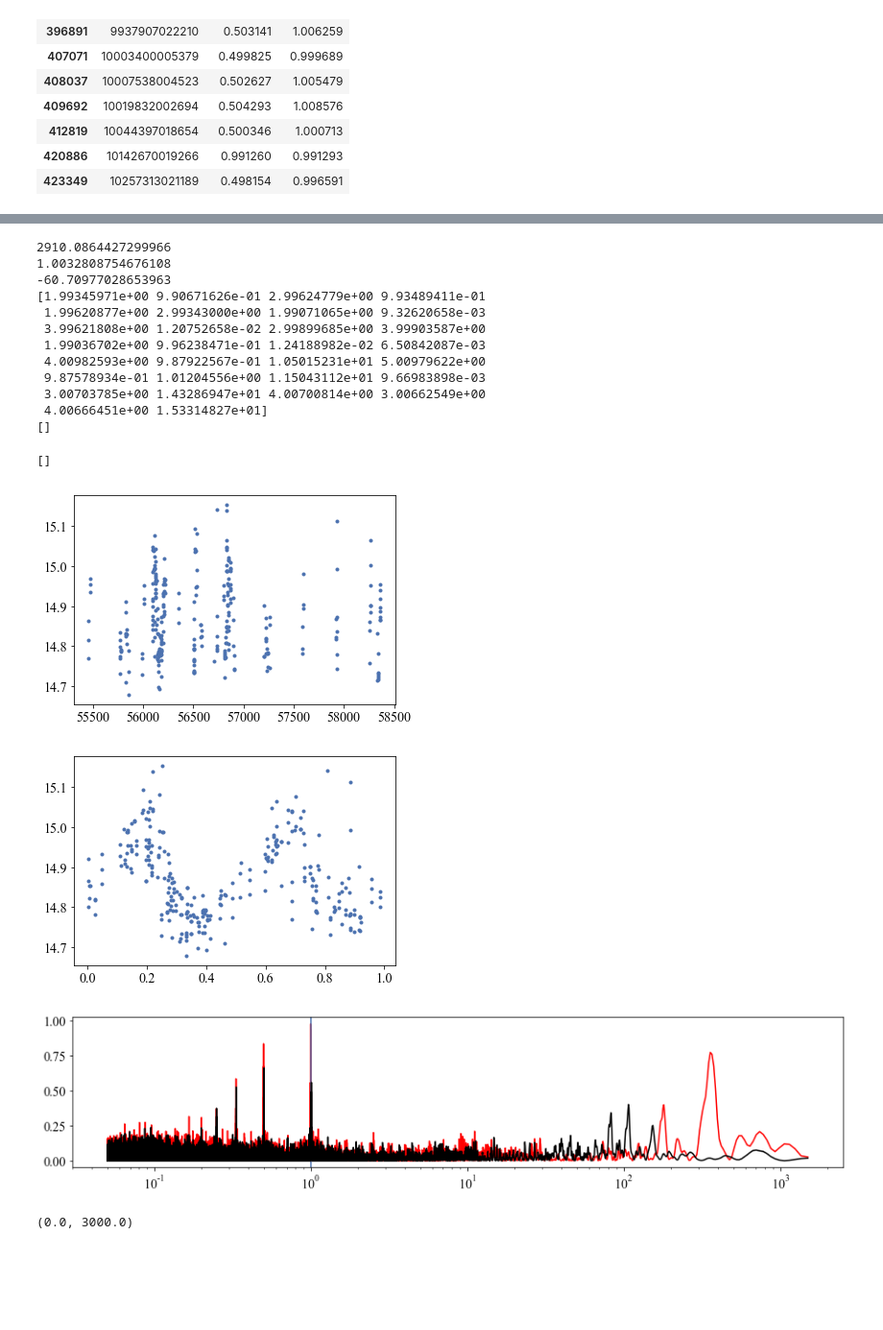
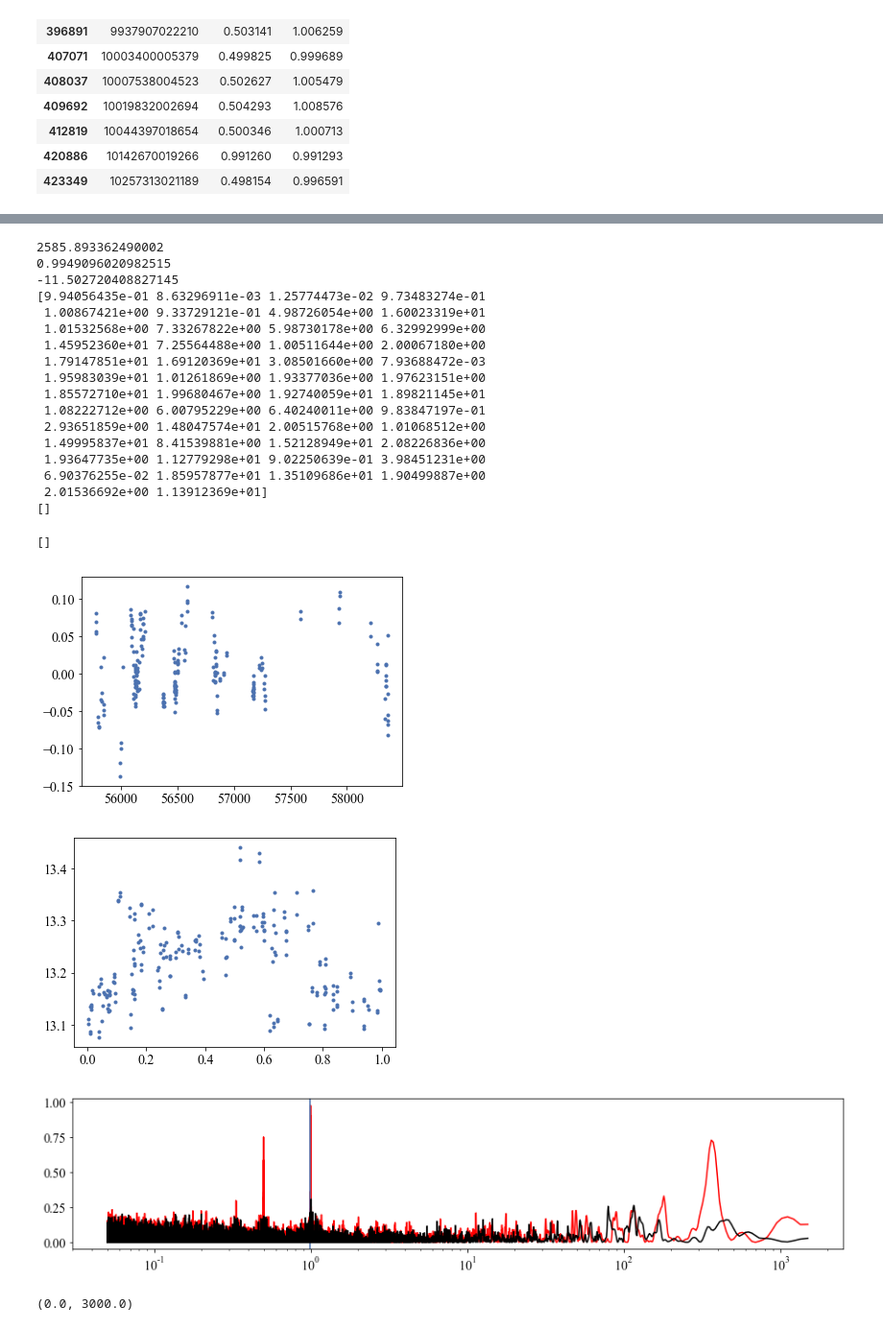
Before and after one commit to thomasmolnar/virac_classifier, a Jupyter notebook: plots/ConfusionMatrix-nofap.ipynb, the cells around one changed output, grey strips where cells are left out. Shown at 96% size. Cells and saved outputs as stored; diff of their text form; code cells hidden in the pictures; blank space fills up the shorter version.

```diff
--- a/plots/ConfusionMatrix-nofap.ipynb
+++ b/plots/ConfusionMatrix-nofap.ipynb
@@ -1144,25 +1162,30 @@ var_dataset[(var_dataset['var_class']=='RRab')&
 # %%
-lcO=get_lightcurve(9806795003028)
+lcO=get_lightcurve(9274333037996)
+lcO['mag'] = lcO['mag'].astype(np.float64)
+lcO['emag'] = lcO['emag'].astype(np.float64)
 lc = lcO.copy()
 clean = (lc['filterid']==5)&(lc['ambiguous_match']==0)&(lc['ast_res_chisq']<11.829)&~((lc['chi']>5.)&(lc['mag']<13.2))&(lc['emag']>0.)
 lc = sigclipper(lc[clean],float(config['sig_thresh']))
+
 plt.figure()
-plt.plot(lc['mjdobs'],lc['mag'],'.')
 pl=np.polyfit(lc['mjdobs'],lc['mag'],3,w=1./lc['emag'])
+plt.plot(lc['mjdobs'],lc['mag']-np.poly1d(pl)(lc['mjdobs']),'.')
 print(np.max(lc['mjdobs'])-np.min(lc['mjdobs']))
 # plt.plot(lc['mjdobs'],lc['mag']-np.poly1d(pl)(lc['mjdobs']),'.')
 freq,power = LombScargle(lc['mjdobs'],lc['mag']-np.poly1d(pl)(lc['mjdobs']),lc['emag']).autopower(maximum_frequency=20.,
-                                                                                                  minimum_frequency=0.00066667)
+                                                                                                  minimum_frequency=0.00066667,
+                                                                                                  nyquist_factor=10)
 freq,wpower = LombScargle(lc['mjdobs'],np.ones_like(lc['mag']),lc['emag'],center_data=False, fit_mean=False).autopower(
-    maximum_frequency=20.,minimum_frequency=0.00066667)
+    maximum_frequency=20.,minimum_frequency=0.00066667,
+                                                                                                  nyquist_factor=10)
 ss=source_feat_extract([0.,0.,lcO],config,ls_kwargs={'minimum_frequency':0.00066667,'maximum_frequency':20.},
                    method_kwargs={'irreg':True});
 print(ss['lsq_period'])
 print(ss['log10_fap_ls'])
 from scipy.signal import find_peaks
 fp = find_peaks(power)[0]
-bf=1./freq[fp][np.argsort(power[fp])[::-1][:30]]
-bfp=power[fp][np.argsort(power[fp])[::-1][:30]]
+bf=1./freq[fp][np.argsort(power[fp])[::-1][:50]]
+bfp=power[fp][np.argsort(power[fp])[::-1][:50]]
 print(1./bf)
 
 from fine_classif.feat_extract.lc_utils import is_window_function_peak, is_window_function_peak_v2
@@ -1176,48 +1199,53 @@ print(bfL)
 plt.figure()
 plt.plot(lc['mjdobs']%ss['lsq_period'],lc['mag'],'.')
 plt.figure(figsize=[15.,3.])
 
 plt.plot(1./freq, wpower, color='r')
 for ii in range(len(bfL)):
 #     print(is_window_function_peak_v2(lc['mjdobs'],lc['mag']-np.poly1d(pl)(lc['mjdobs']),lc['emag'],
 #                                   bf-bfL[ii],bfp))
 #     print(is_window_function_peak_v2(lc['mjdobs'],lc['mag']-np.poly1d(pl)(lc['mjdobs']),lc['emag'],
 #                                   bf+bfL[ii],bfp))
     plt.plot(1./(freq+1./bfL[ii]), wpower)
     plt.plot(1./(freq-1./bfL[ii]), wpower)
 
 plt.axvline(ss['lsq_period'])
 # plt.plot(1./(freq-1./2939.), wpower)
 # plt.plot(1./(freq+1./2939.), wpower)
 
 plt.plot(1./freq, power, color='k')
 
 # plt.plot(1./(freq-1./365.), wpower)
 # plt.xlim(-100.,4000.)
 
 # plt.xlim(ss['lsq_period']*0.99,ss['lsq_period']*1.01)
 
-# plt.xlim(0.99,1.01)
+# plt.xlim(0.992,1.008)
 # plt.xlim(0.1,1500.)
 # plt.xlim(0.1,2.)
 plt.semilogx()
 # %% [output]
-2910.0864427299966
-1.0032808754676108
--60.70977028653963
-[1.99345971e+00 9.90671626e-01 2.99624779e+00 9.93489411e-01
- 1.99620877e+00 2.99343000e+00 1.99071065e+00 9.32620658e-03
- 3.99621808e+00 1.20752658e-02 2.99899685e+00 3.99903587e+00
- 1.99036702e+00 9.96238471e-01 1.24188982e-02 6.50842087e-03
- 4.00982593e+00 9.87922567e-01 1.05015231e+01 5.00979622e+00
- 9.87578934e-01 1.01204556e+00 1.15043112e+01 9.66983898e-03
- 3.00703785e+00 1.43286947e+01 4.00700814e+00 3.00662549e+00
- 4.00666451e+00 1.53314827e+01]
+2585.893362490002
+0.9949096020982515
+-11.502720408827145
+[9.94056435e-01 8.63296911e-03 1.25774473e-02 9.73483274e-01
+ 1.00867421e+00 9.33729121e-01 4.98726054e+00 1.60023319e+01
+ 1.01532568e+00 7.33267822e+00 5.98730178e+00 6.32992999e+00
+ 1.45952360e+01 7.25564488e+00 1.00511644e+00 2.00067180e+00
+ 1.79147851e+01 1.69120369e+01 3.08501660e+00 7.93688472e-03
+ 1.95983039e+01 1.01261869e+00 1.93377036e+00 1.97623151e+00
+ 1.85572710e+01 1.99680467e+00 1.92740059e+01 1.89821145e+01
+ 1.08222712e+00 6.00795229e+00 6.40240011e+00 9.83847197e-01
+ 2.93651859e+00 1.48047574e+01 2.00515768e+00 1.01068512e+00
+ 1.49995837e+01 8.41539881e+00 1.52128949e+01 2.08226836e+00
+ 1.93647735e+00 1.12779298e+01 9.02250639e-01 3.98451231e+00
+ 6.90376255e-02 1.85957877e+01 1.35109686e+01 1.90499887e+00
+ 2.01536692e+00 1.13912369e+01]
 []
 []
-[figure, old version]
+[figure, new version]
-[figure, old version]
+[figure, new version]
-[figure, old version]
+[figure, new version]
 # %%
 xx = np.random.uniform(0.,3000.,20)
 yy = np.sin(2.*np.pi*xx/4000.)
```
Also changed, not shown: parts of 31 cells of this notebook, 12 other files.
